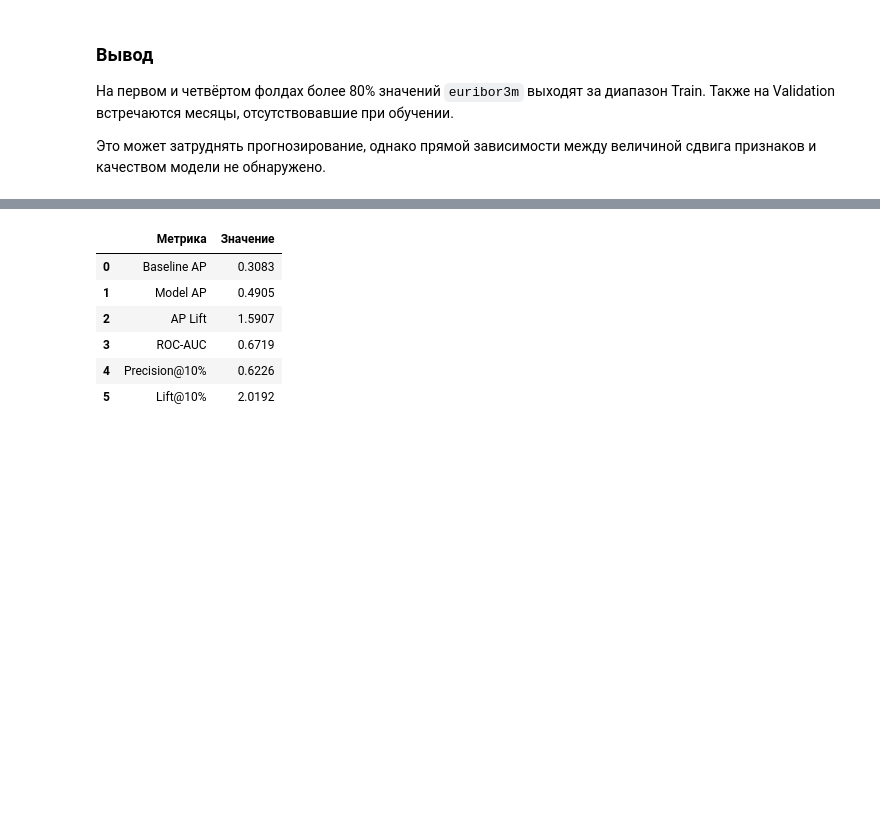
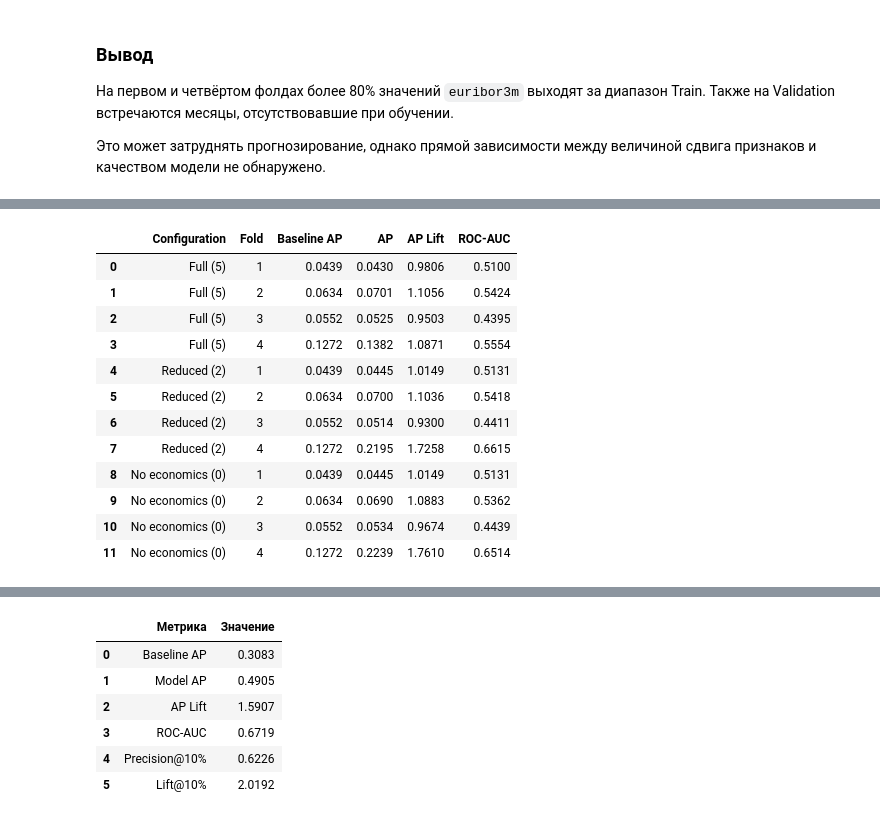
Before and after one commit to victoriia-warexify/bank-marketing-ml, a Jupyter notebook: notebooks/07_temporal_validation.ipynb, the cells around one changed output, grey strips where cells are left out. Drawn from its saved outputs; the diff is of its cells as text; code cells hidden in the pictures; blank space fills up the shorter version.

Commit message:
Add temporal feature ablation experiment

```diff
--- a/notebooks/07_temporal_validation.ipynb
+++ b/notebooks/07_temporal_validation.ipynb
@@ -543,0 +596,74 @@ display(shift_summary.round(2))
+# %%
+ablation_results = []
+
+# Базовая доля положительного класса на каждом Validation
+fold_baselines = [
+    y_train_time.iloc[val_idx].mean()
+    for _, val_idx in time_cv.split(X_train_time)
+]
+
+for name, numeric_cols in numeric_variants.items():
+
+    # Копируем выбранную модель без обученных параметров
+    model = clone(temporal_grid.best_estimator_)
+
+    # Меняем только набор числовых признаков
+    model.set_params(
+        preprocessing__columns=ColumnTransformer([
+            ('numeric', StandardScaler(), numeric_cols),
+            (
+                'onehot',
+                OneHotEncoder(
+                    handle_unknown='ignore',
+                    sparse_output=False
+                ),
+                ONEHOT_COLS + TARGET_COLS + CYCLICAL_COLS
+            ),
+            ('binary', 'passthrough', BINARY_COLS)
+        ])
+    )
+
+    # Одинаковые временные фолды для всех конфигураций
+    cv_scores = cross_validate(
+        model,
+        X_train_time,
+        y_train_time,
+        cv=time_cv,
+        scoring={
+            'AP': 'average_precision',
+            'ROC-AUC': 'roc_auc'
+        },
+        n_jobs=2
+    )
+
+    # Сохраняем результаты каждого фолда
+    for i, baseline in enumerate(fold_baselines):
+        ap = cv_scores['test_AP'][i]
+        roc = cv_scores['test_ROC-AUC'][i]
+
+        ablation_results.append({
+            'Configuration': name,
+            'Fold': i + 1,
+            'Baseline AP': baseline,
+            'AP': ap,
+            'AP Lift': ap / baseline,
+            'ROC-AUC': roc
+        })
+
+ablation_folds = pd.DataFrame(ablation_results)
+
+display(ablation_folds.round(4))
+# %% [output]
+|  | Configuration | Fold | Baseline AP | AP | AP Lift | ROC-AUC |
+| 0 | Full (5) | 1 | 0.0439 | 0.0430 | 0.9806 | 0.5100 |
+| 1 | Full (5) | 2 | 0.0634 | 0.0701 | 1.1056 | 0.5424 |
+| 2 | Full (5) | 3 | 0.0552 | 0.0525 | 0.9503 | 0.4395 |
+| 3 | Full (5) | 4 | 0.1272 | 0.1382 | 1.0871 | 0.5554 |
+| 4 | Reduced (2) | 1 | 0.0439 | 0.0445 | 1.0149 | 0.5131 |
+| 5 | Reduced (2) | 2 | 0.0634 | 0.0700 | 1.1036 | 0.5418 |
+| 6 | Reduced (2) | 3 | 0.0552 | 0.0514 | 0.9300 | 0.4411 |
+| 7 | Reduced (2) | 4 | 0.1272 | 0.2195 | 1.7258 | 0.6615 |
+| 8 | No economics (0) | 1 | 0.0439 | 0.0445 | 1.0149 | 0.5131 |
+| 9 | No economics (0) | 2 | 0.0634 | 0.0690 | 1.0883 | 0.5362 |
+| 10 | No economics (0) | 3 | 0.0552 | 0.0534 | 0.9674 | 0.4439 |
+| 11 | No economics (0) | 4 | 0.1272 | 0.2239 | 1.7610 | 0.6514 |
```
Also changed, not shown: parts of 12 cells of this notebook, 1 other file.
